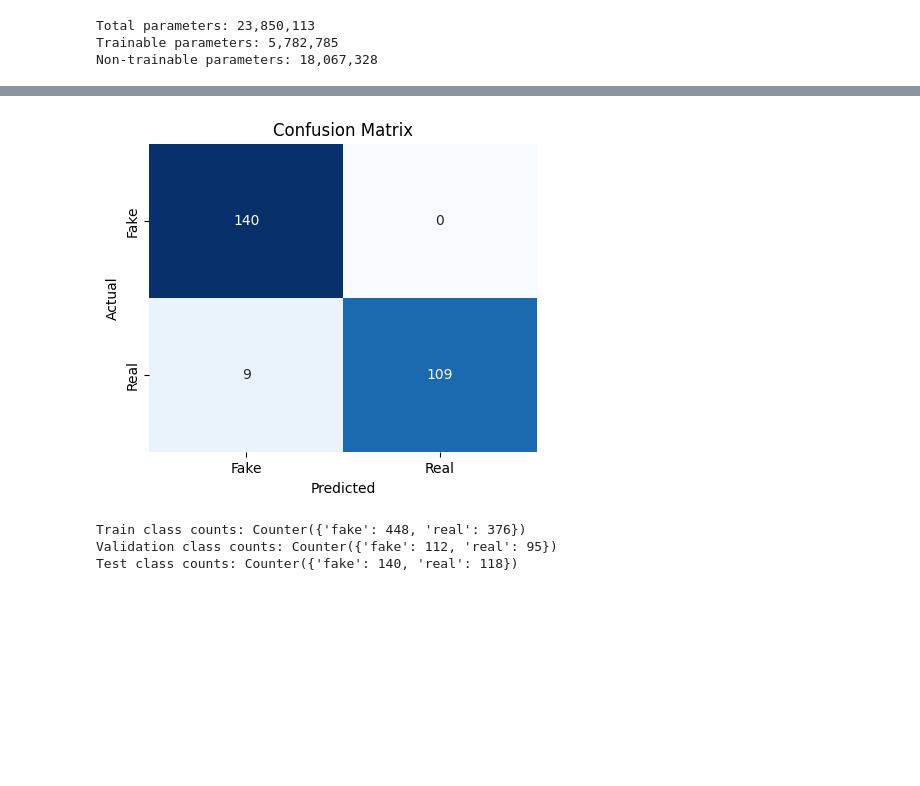
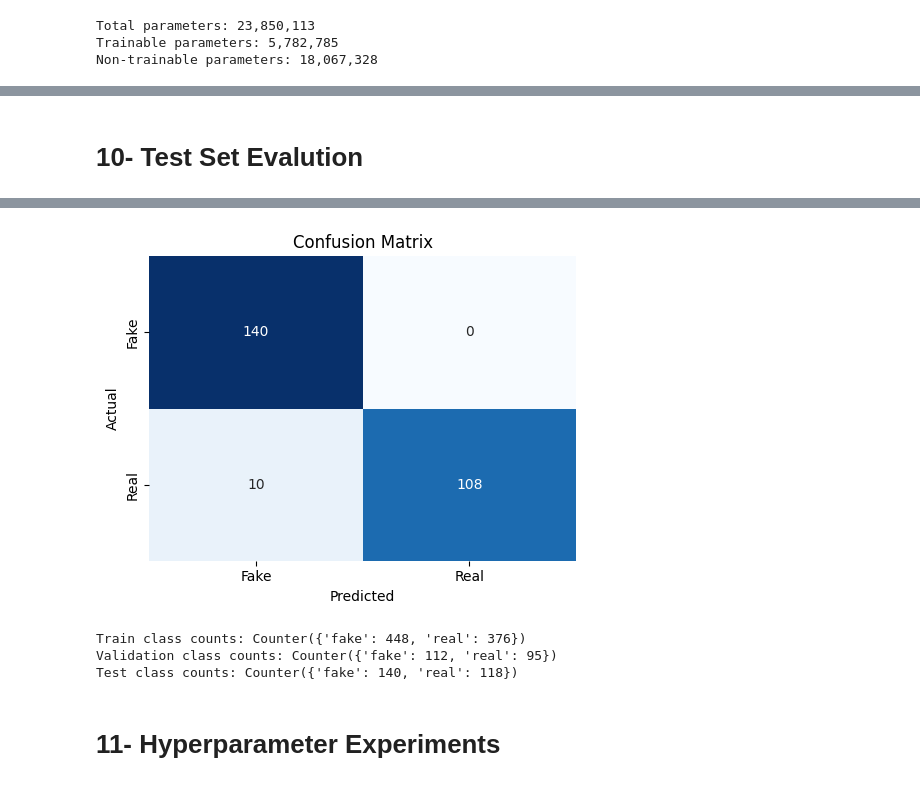
Before and after one commit to habiba-226/ResNet50-Fake-Face-Detection, a Jupyter notebook: resnet-v2.ipynb, the cells around one changed output, grey strips where cells are left out. Saved outputs shown, nothing was run; the diff lists cells and outputs as text; code cells hidden in the pictures; blank space fills up the shorter version.

```diff
--- a/resnet-v2.ipynb
+++ b/resnet-v2.ipynb
@@ -231,0 +234,12 @@ test_datagen = ImageDataGenerator(rescale=1./255)
+# %%
+# Generator Factory
+def make_generator(df, datagen, shuffle=True, batch_size=BATCH_SIZE):
+    return datagen.flow_from_dataframe(
+        df,
+        x_col='filename',
+        y_col='class',
+        target_size=(IMG_SIZE, IMG_SIZE),
+        batch_size=batch_size,
+        class_mode='binary',
+        shuffle=shuffle
+    )
@@ -702,3 +628,5 @@ Final Model Val Acc: 0.9130
+# %% [markdown]
+# 10- Test Set Evalution
 # %%
 test_df = pd.DataFrame({
     'filename': [os.path.join(test_dir, 'fake', f) for f in fake_test] +
@@ -709,61 +637,40 @@ test_df = pd.DataFrame({
 # Map classes to strings if using class_mode='binary'
 test_df['class'] = test_df['class'].map({0: 'fake', 1: 'real'})
 # %%
-# ==============================
-# STEP 10: TEST SET EVALUATION
-# ==============================
-
-print("\n" + "="*60)
-print("TEST SET EVALUATION")
-print("="*60)
-
-# Make sure the test generator is properly set up
-test_gen = valid_datagen.flow_from_dataframe(
-    test_df,                # Your separate test dataframe
-    x_col='filename',
-    y_col='class',
-    target_size=(IMG_SIZE, IMG_SIZE),
-    batch_size=BATCH_SIZE,
-    class_mode='binary',
-    shuffle=False           # Critical to keep order aligned with y_true
+# Test generator
+test_gen = make_generator(
+    test_df,
+    valid_datagen,
+    shuffle=False
 )
 
-# Reset generator to start
-test_gen.reset()
-
-# Predictions (probabilities)
-y_pred_probs = final_model.predict(test_gen, steps=len(test_gen), verbose=1)
-
-# Convert probabilities to class labels (binary)
-from sklearn.metrics import f1_score
-
-# Predict probabilities on validation set
-val_probs = final_model.predict(final_val_gen)
+# Find best threshold on validation set
+val_probs = final_model.predict(final_val_gen).ravel()
 
 thresholds = np.arange(0.3, 0.7, 0.01)
 f1_scores = []
 
 for t in thresholds:
-    y_val_pred = (val_probs > t).astype(int)
+    y_val_pred = (val_probs >= t).astype(int)
     f1_scores.append(f1_score(final_val_gen.classes, y_val_pred))
 
 best_thresh = thresholds[np.argmax(f1_scores)]
 print("Best threshold:", best_thresh)
 
-# Use this threshold on test set
-y_pred = (y_pred_probs > best_thresh).astype(int).flatten()
+# Predict probabilities
+y_probs = final_model.predict(test_gen).ravel()
 
+# Apply best threshold from validation
+y_pred = (y_probs >= best_thresh).astype(int)
 
 # True labels
 y_true = test_gen.classes
 
-# ==============================
 # Metrics
-# ==============================
-test_acc = accuracy_score(y_true, y_pred)
+test_acc  = accuracy_score(y_true, y_pred)
 test_prec = precision_score(y_true, y_pred)
-test_rec = recall_score(y_true, y_pred)
-test_f1 = f1_score(y_true, y_pred)
+test_rec  = recall_score(y_true, y_pred)
+test_f1   = f1_score(y_true, y_pred)
 
 print(f"\nTest Accuracy : {test_acc:.4f}")
 print(f"Test Precision: {test_prec:.4f}")
@@ -772,15 +679,18 @@ print(f"Test F1-score : {test_f1:.4f}")
 
 # Classification report
 print("\nClassification Report:")
-print(classification_report(y_true, y_pred, target_names=['Fake','Real']))
+print(classification_report(y_true, y_pred, target_names=['Fake', 'Real']))
 
 # Confusion matrix
 cm = confusion_matrix(y_true, y_pred)
 plt.figure(figsize=(5,4))
-sns.heatmap(cm, annot=True, fmt='d', cmap='Blues', cbar=False,
-            xticklabels=['Fake','Real'], yticklabels=['Fake','Real'])
+sns.heatmap(
+    cm, annot=True, fmt='d', cmap='Blues', cbar=False,
+    xticklabels=['Fake','Real'], yticklabels=['Fake','Real']
+)
 plt.xlabel('Predicted')
 plt.ylabel('Actual')
 plt.title('Confusion Matrix')
+plt.tight_layout()
 plt.show()
 # %% [output]
@@ -804,4 +716,4 @@ weighted avg       0.97      0.97      0.96       258
-[figure, old version]
+[figure, new version]
 # %%
 print("Train class counts:", Counter(train_df['class']))
 print("Validation class counts:", Counter(val_df['class']))
@@ -810,4 +722,6 @@ print("Test class counts:", Counter(test_df['class']))
 Train class counts: Counter({'fake': 448, 'real': 376})
 Validation class counts: Counter({'fake': 112, 'real': 95})
 Test class counts: Counter({'fake': 140, 'real': 118})
+# %% [markdown]
+# 11- Hyperparameter Experiments
 # %%
```
Also changed, not shown: parts of 52 cells of this notebook.
